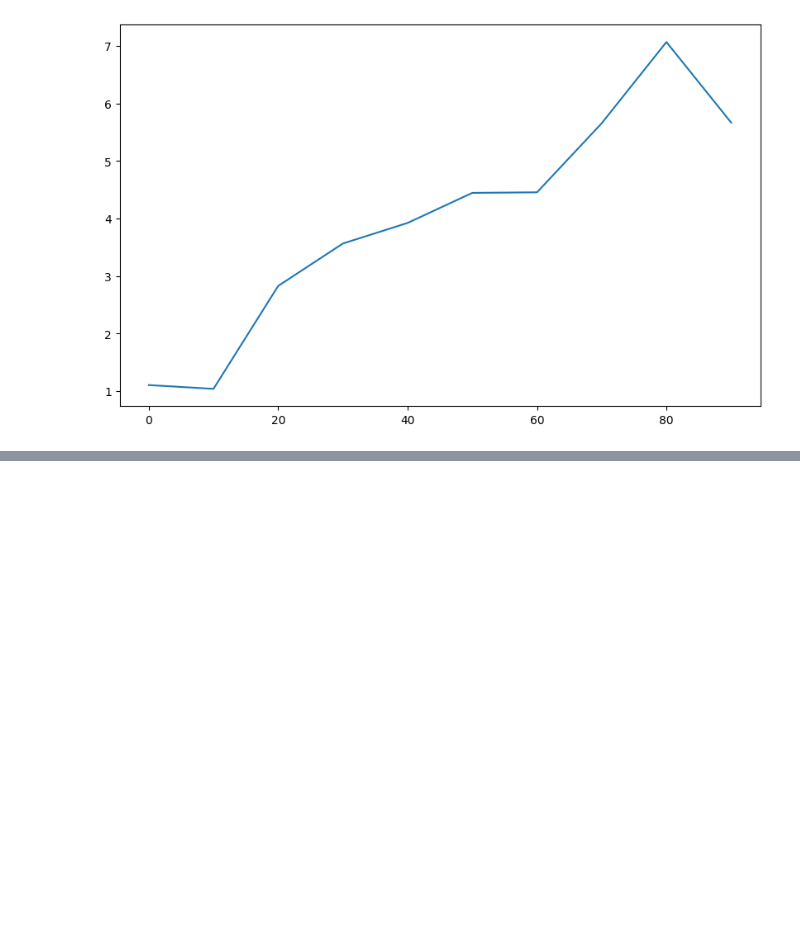
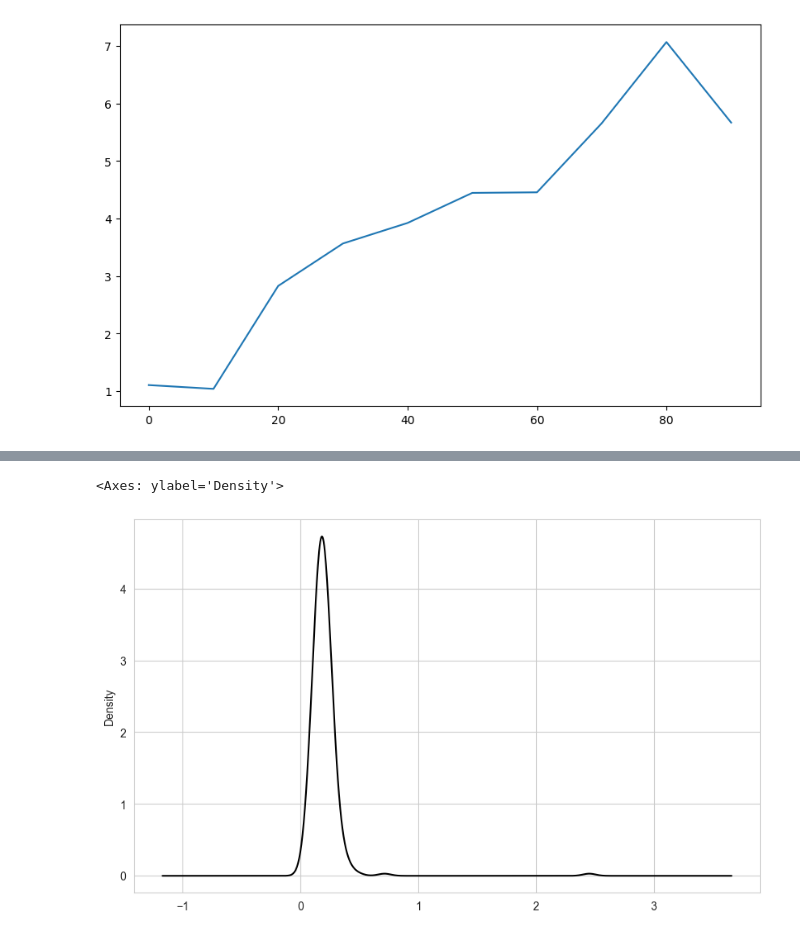
Before and after one commit to OhSorryBro/Data_in_python, a Jupyter notebook: pandas/ch09.ipynb, the cells around one changed output, grey strips where cells are left out. Cells and saved outputs as stored; diff of their text form; code cells hidden in the pictures; blank space fills up the shorter version.

```diff
--- a/pandas/ch09.ipynb
+++ b/pandas/ch09.ipynb
@@ -221,4 +298,7 @@ plt.figure()
 # %%
-tips["tip_pct"].plot.density()
+tips["napiwek_proc"].plot.density()
+# %% [output]
+<Axes: ylabel='Density'>
+[figure, added]
 # %%
 plt.figure()
```
Also changed, not shown: parts of 23 cells of this notebook.
